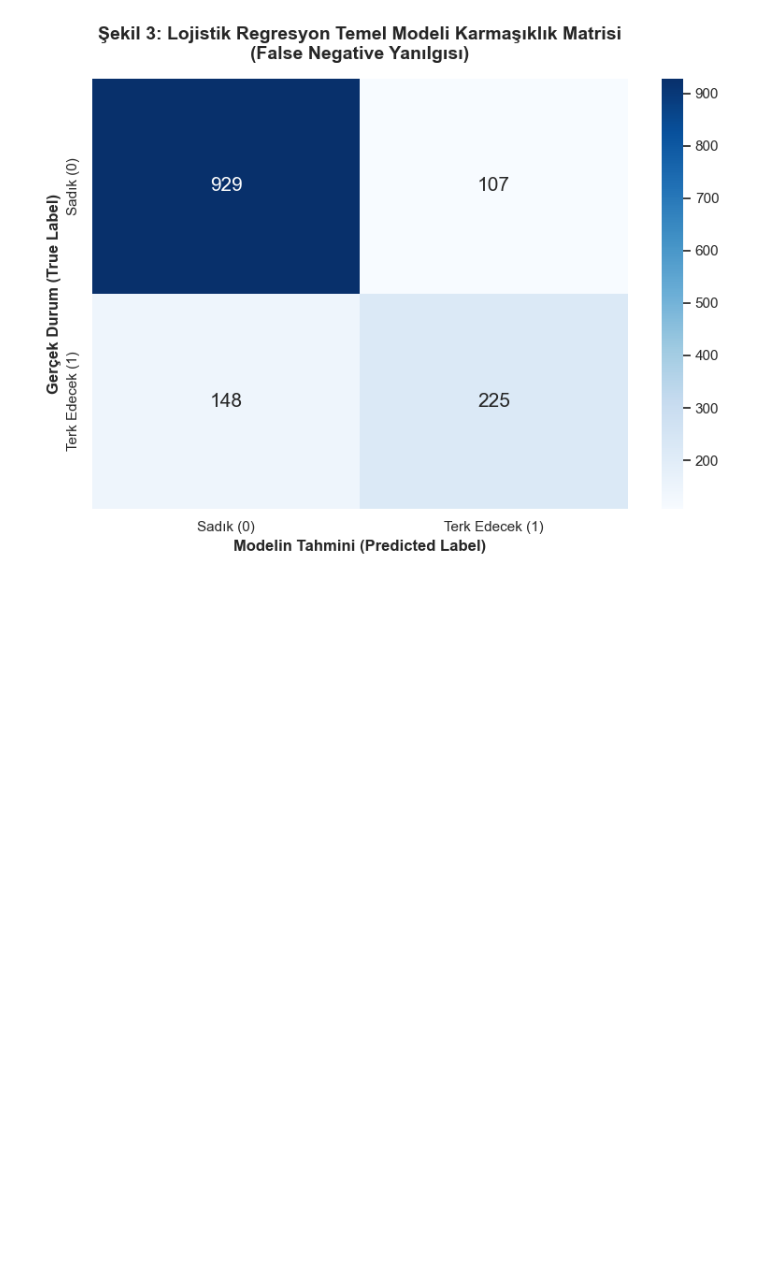
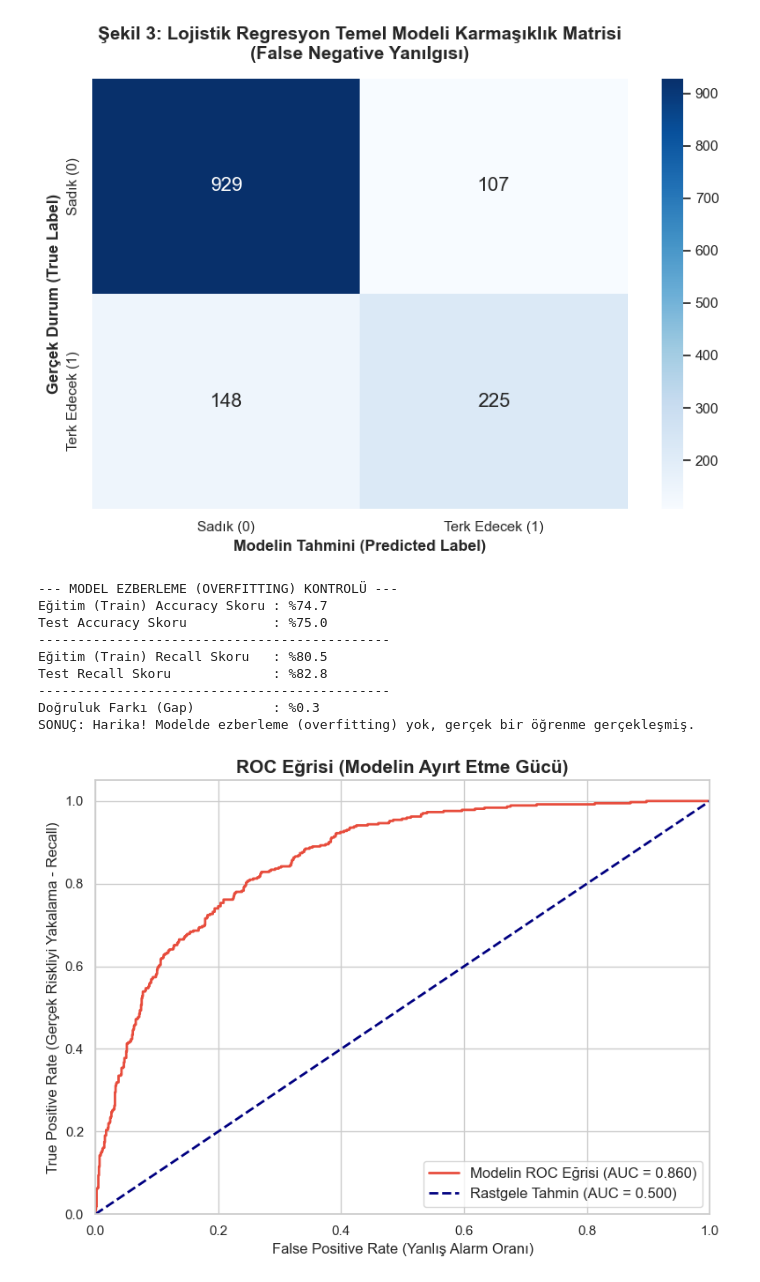
Before and after one commit to efeyigitaltun/churn-prediction, a Jupyter notebook: notebooks/01_eda.ipynb, the cells around one changed output. Saved outputs shown, nothing was run; the diff lists cells and outputs as text; code cells hidden in the pictures; blank space fills up the shorter version.

Commit message:
feat: model değerlendirme metrikleri, overfitting (ezberleme) kontrolü ve ROC-AUC eğrisi eklendi

```diff
--- a/notebooks/01_eda.ipynb
+++ b/notebooks/01_eda.ipynb
@@ -450,3 +450,72 @@ plt.tight_layout()
 plt.show()
 # %% [output]
 [figure]
+# %%
+%matplotlib inline
+import matplotlib.pyplot as plt
+import seaborn as sns
+from sklearn.metrics import accuracy_score, recall_score, roc_curve, auc
+
+# 1. Eğitim (Train) ve Test setleri için tahminleri alalım
+# Modelin 'pipeline_log' adında olduğunu varsayıyoruz (son geliştirdiğimiz model)
+y_train_pred = pipeline_log.predict(X_train)
+y_test_pred = pipeline_log.predict(X_test)
+
+# 2. Eğitim ve Test verisindeki "Olasılık" (Probability) değerlerini alalım (ROC için gerekli)
+y_test_probs = pipeline_log.predict_proba(X_test)[:, 1]
+
+# 3. Accuracy (Genel Doğruluk) ve Recall (Riskliyi Yakalama) Skorlarını Hesaplayalım
+train_accuracy = accuracy_score(y_train, y_train_pred)
+test_accuracy = accuracy_score(y_test, y_test_pred)
+
+train_recall = recall_score(y_train, y_train_pred)
+test_recall = recall_score(y_test, y_test_pred)
+
+print("--- MODEL EZBERLEME (OVERFITTING) KONTROLÜ ---")
+print(f"Eğitim (Train) Accuracy Skoru : %{train_accuracy*100:.1f}")
+print(f"Test Accuracy Skoru           : %{test_accuracy*100:.1f}")
+print("-" * 45)
+print(f"Eğitim (Train) Recall Skoru   : %{train_recall*100:.1f}")
+print(f"Test Recall Skoru             : %{test_recall*100:.1f}")
+print("-" * 45)
+
+# 4. Aradaki Farkı (Gap) Yorumlayalım
+acc_gap = abs(train_accuracy - test_accuracy) * 100
+print(f"Doğruluk Farkı (Gap)          : %{acc_gap:.1f}")
+if acc_gap < 5:
+    print("SONUÇ: Harika! Modelde ezberleme (overfitting) yok, gerçek bir öğrenme gerçekleşmiş.")
+else:
+    print("SONUÇ: Uyarı! Eğitim ve Test arasında yüksek fark var, model veriyi ezberlemiş olabilir.")
+
+# 5. ROC-AUC Eğrisi Çizimi
+fpr, tpr, thresholds = roc_curve(y_test, y_test_probs)
+roc_auc = auc(fpr, tpr)
+
+plt.figure(figsize=(8, 6))
+sns.set_theme(style="whitegrid")
+
+# ROC eğrisini çizdiriyoruz
+plt.plot(fpr, tpr, color='#e74c3c', lw=2, label=f'Modelin ROC Eğrisi (AUC = {roc_auc:.3f})')
+# Rastgele tahmin (kötü model) referans çizgisini çizdiriyoruz
+plt.plot([0, 1], [0, 1], color='navy', lw=2, linestyle='--', label='Rastgele Tahmin (AUC = 0.500)')
+
+plt.xlim([0.0, 1.0])
+plt.ylim([0.0, 1.05])
+plt.xlabel('False Positive Rate (Yanlış Alarm Oranı)', fontsize=12)
+plt.ylabel('True Positive Rate (Gerçek Riskliyi Yakalama - Recall)', fontsize=12)
+plt.title('ROC Eğrisi (Modelin Ayırt Etme Gücü)', fontsize=15, fontweight='bold')
+plt.legend(loc="lower right", fontsize=12)
+
+plt.tight_layout()
+plt.show()
+# %% [output]
+--- MODEL EZBERLEME (OVERFITTING) KONTROLÜ ---
+Eğitim (Train) Accuracy Skoru : %74.7
+Test Accuracy Skoru           : %75.0
+---------------------------------------------
+Eğitim (Train) Recall Skoru   : %80.5
+Test Recall Skoru             : %82.8
+---------------------------------------------
+Doğruluk Farkı (Gap)          : %0.3
+SONUÇ: Harika! Modelde ezberleme (overfitting) yok, gerçek bir öğrenme gerçekleşmiş.
+[figure, added]
```
Also changed, not shown: parts of 1 cell of this notebook, 1 other file.
